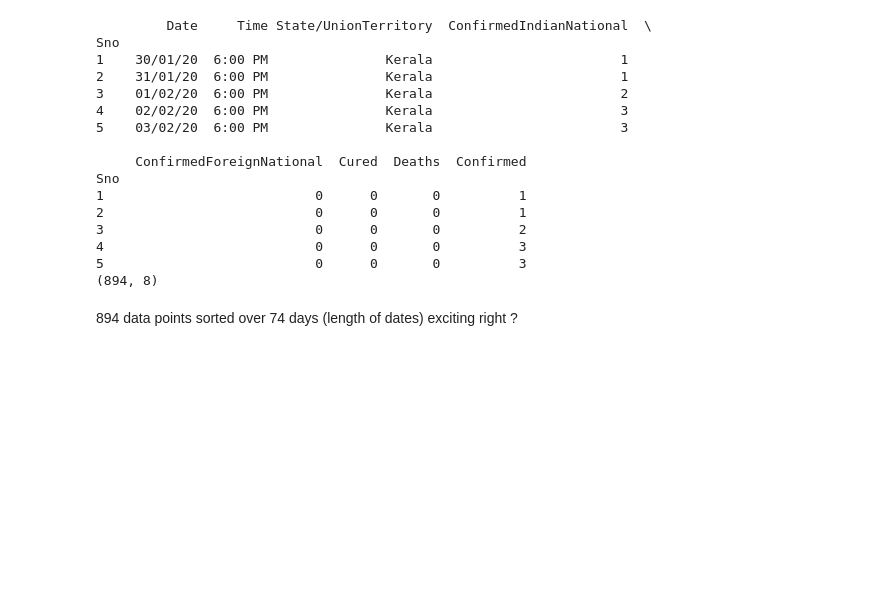
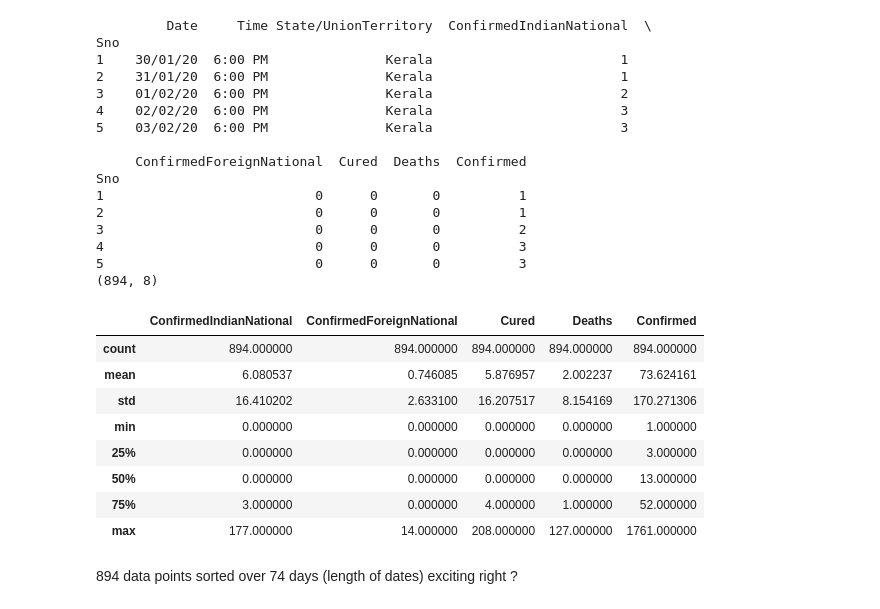
Before and after one commit to RahulBatra065/data-science, a Jupyter notebook: covid-india.ipynb, the cells around one changed output. Cells and saved outputs as stored; diff of their text form; code cells hidden in the pictures; blank space fills up the shorter version.

```diff
--- a/covid-india.ipynb
+++ b/covid-india.ipynb
@@ -33,6 +33,18 @@ Sno
 4                           0      0       0          3
 5                           0      0       0          3
 (894, 8)
+# %%
+ds.describe()
+# %% [output]
+|  | ConfirmedIndianNational | ConfirmedForeignNational | Cured | Deaths | Confirmed |
+| count | 894.000000 | 894.000000 | 894.000000 | 894.000000 | 894.000000 |
+| mean | 6.080537 | 0.746085 | 5.876957 | 2.002237 | 73.624161 |
+| std | 16.410202 | 2.633100 | 16.207517 | 8.154169 | 170.271306 |
+| min | 0.000000 | 0.000000 | 0.000000 | 0.000000 | 1.000000 |
+| 25% | 0.000000 | 0.000000 | 0.000000 | 0.000000 | 3.000000 |
+| 50% | 0.000000 | 0.000000 | 0.000000 | 0.000000 | 13.000000 |
+| 75% | 3.000000 | 0.000000 | 4.000000 | 1.000000 | 52.000000 |
+| max | 177.000000 | 14.000000 | 208.000000 | 127.000000 | 1761.000000 |
 # %% [markdown]
 894 data points sorted over 74 days (length of dates) exciting right ?
 # %%
```
Also changed, not shown: parts of 2 cells of this notebook, 4 other files.
